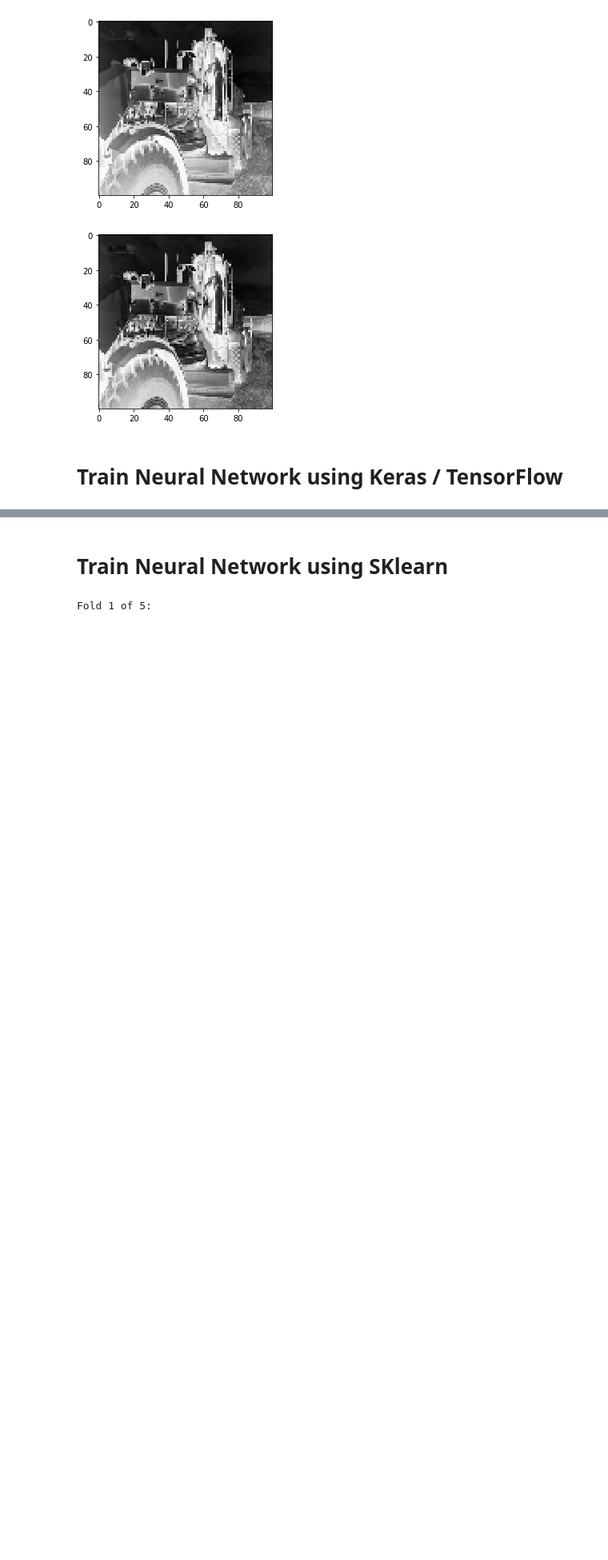
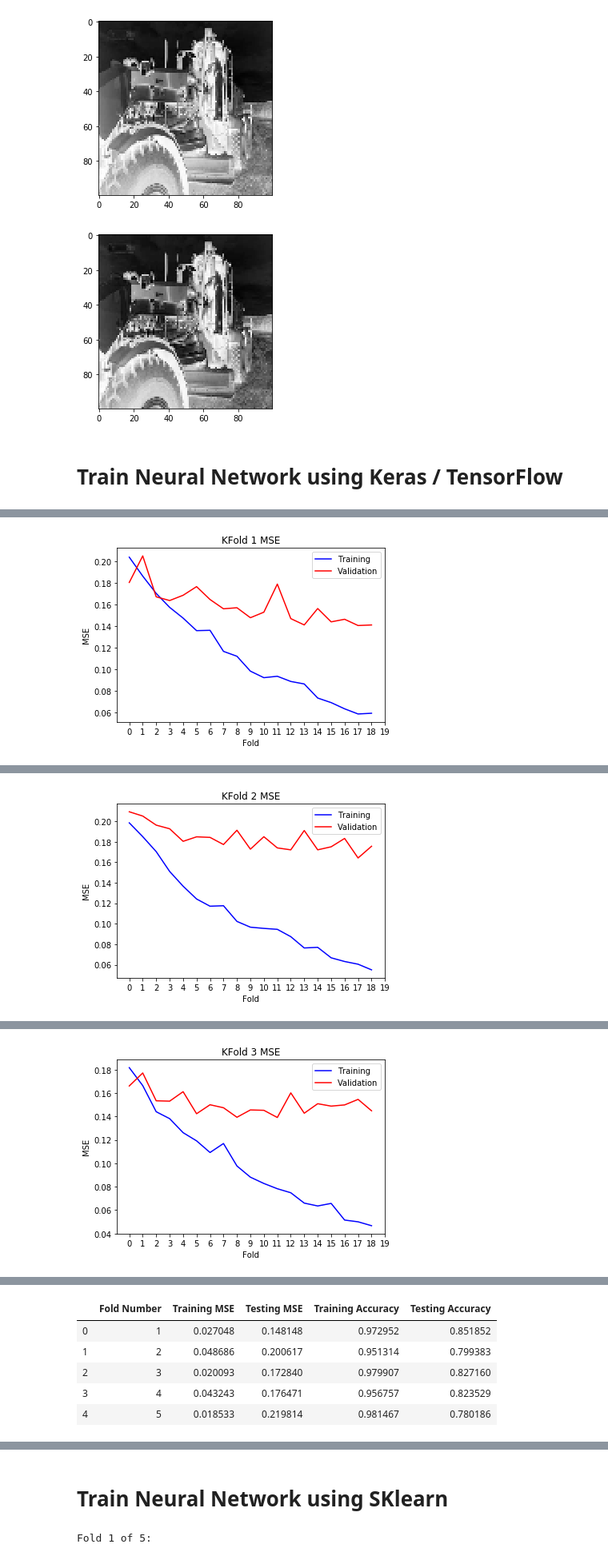
Before and after one commit to gassergalalali/Construction-Equipment-Classifier, a Jupyter notebook: Project Code.ipynb, the cells around one changed output, grey strips where cells are left out. Shown at 80% size. Cells and saved outputs as stored; diff of their text form; code cells hidden in the pictures; blank space fills up the shorter version.

Commit message:
Training again using different configurations

```diff
--- a/Project Code.ipynb
+++ b/Project Code.ipynb
@@ -234,0 +233,56 @@ display(kfold_history.describe().T)
+# %%
+X = np.load("X.npy")
+t = np.load("y.npy")
+
+tf.keras.backend.set_floatx('float64')
+number_of_folds = 5
+kfold_history = {c: [] for c in ['Fold Number', 'Training MSE', 'Testing MSE', 'Training Accuracy', 'Testing Accuracy']}
+kf = sklearn.model_selection.StratifiedKFold(number_of_folds, shuffle=True, random_state=1)
+for i, (train_index, test_index) in enumerate(kf.split(X, t)):
+    number_of_epochs = 20
+    print(f"[{datetime.datetime.now()}] Training Fold {i+1} / {number_of_folds}...")
+    model = tf.keras.Sequential([
+        tf.keras.layers.Dense(100, activation='relu'),
+        tf.keras.layers.Dense(50, activation='relu'),
+        tf.keras.layers.Dense(50, activation='relu'),
+        tf.keras.layers.Dense(1)
+    ])
+    model.compile(
+        optimizer=tf.keras.optimizers.Adam(learning_rate=1e-5),
+        loss="mse",
+        metrics=['acc', 'mse'],
+    )
+    history = model.fit(
+        X[train_index],
+        t[train_index],
+        epochs=number_of_epochs,
+        batch_size=10,
+        validation_data=(
+            X[test_index],
+            t[test_index]
+        ),
+        verbose=False
+    )
+    # Calculate Metrics
+    pred_test = model.predict_classes(X[test_index])
+    pred_traing = model.predict_classes(X[train_index])
+    kfold_history['Fold Number'].append(i + 1)
+    kfold_history['Training MSE'].append(sklearn.metrics.mean_squared_error(t[train_index], pred_traing))
+    kfold_history['Testing MSE'].append(sklearn.metrics.mean_squared_error(t[test_index], pred_test))
+    kfold_history['Training Accuracy'].append(sklearn.metrics.accuracy_score(t[train_index], pred_traing))
+    kfold_history['Testing Accuracy'].append(sklearn.metrics.accuracy_score(t[test_index], pred_test))
+    # Plot the MSEs
+    plt.figure()
+    plt.plot(history.history['mse'][1:], label="Training", color='blue')
+    plt.plot(history.history['val_mse'][1:], label="Validation", color='red')
+    plt.xlabel("Fold")
+    plt.ylabel("MSE")
+    plt.title(f"KFold {i + 1} MSE")
+    plt.xticks(list(range(number_of_epochs)))
+    plt.legend()
+    plt.show()
+print(f"[{datetime.datetime.now()}] Done!")
+kfold_history = pd.DataFrame(kfold_history)
+display(kfold_history)
+display(kfold_history.describe().T)
+# %% [output]
@@ -234,0 +290 @@ display(kfold_history.describe().T)
+[figure, added]
@@ -234,0 +292 @@ display(kfold_history.describe().T)
+[figure, added]
@@ -234,0 +294 @@ display(kfold_history.describe().T)
+[figure, added]
@@ -234,0 +300,6 @@ display(kfold_history.describe().T)
+|  | Fold Number | Training MSE | Testing MSE | Training Accuracy | Testing Accuracy |
+| 0 | 1 | 0.027048 | 0.148148 | 0.972952 | 0.851852 |
+| 1 | 2 | 0.048686 | 0.200617 | 0.951314 | 0.799383 |
+| 2 | 3 | 0.020093 | 0.172840 | 0.979907 | 0.827160 |
+| 3 | 4 | 0.043243 | 0.176471 | 0.956757 | 0.823529 |
+| 4 | 5 | 0.018533 | 0.219814 | 0.981467 | 0.780186 |
```
Also changed, not shown: parts of 6 cells of this notebook.
